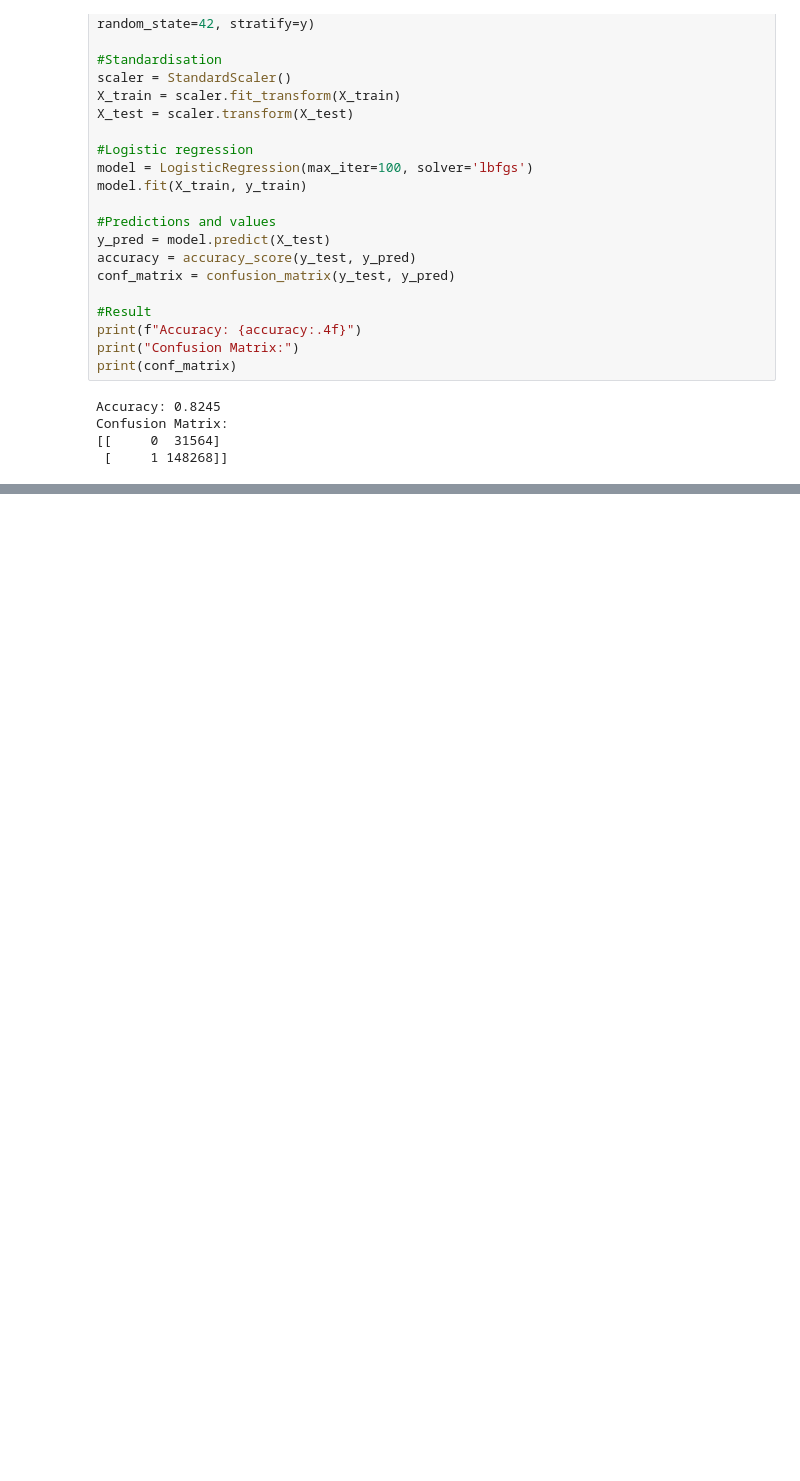
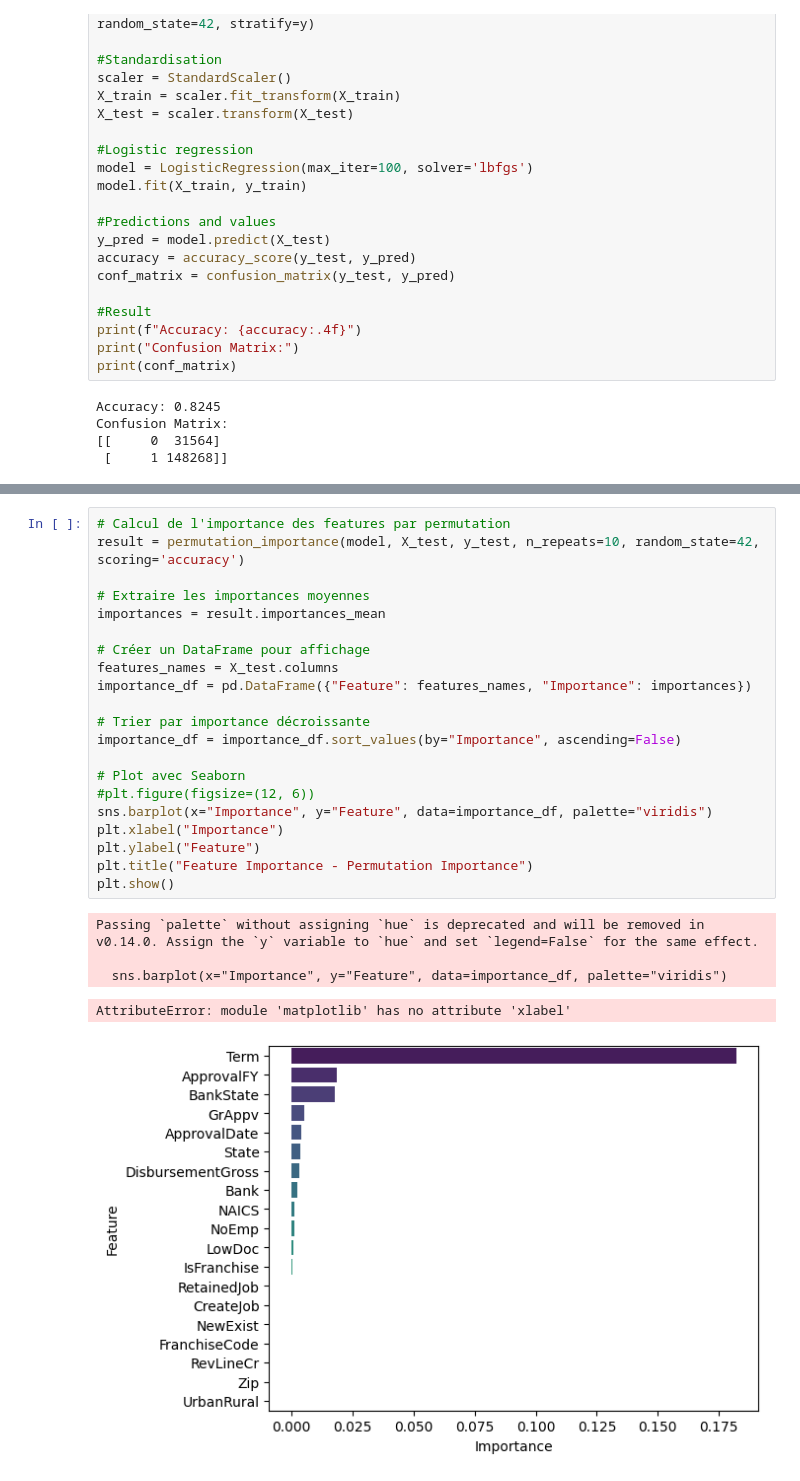
Before and after one commit to RaoufAddeche/Simplon_SBA-modelisation, a Jupyter notebook: modeling.ipynb, the cells around one changed output, grey strips where cells are left out. Cells and saved outputs as stored; diff of their text form; blank space fills up the shorter version.

```diff
--- a/modeling.ipynb
+++ b/modeling.ipynb
@@ -74,0 +186,27 @@ Confusion Matrix:
+# %%
+# Calcul de l'importance des features par permutation
+result = permutation_importance(model, X_test, y_test, n_repeats=10, random_state=42, scoring='accuracy')
+
+# Extraire les importances moyennes
+importances = result.importances_mean
+
+# Créer un DataFrame pour affichage
+features_names = X_test.columns
+importance_df = pd.DataFrame({"Feature": features_names, "Importance": importances})
+
+# Trier par importance décroissante
+importance_df = importance_df.sort_values(by="Importance", ascending=False)
+
+# Plot avec Seaborn
+#plt.figure(figsize=(12, 6))
+sns.barplot(x="Importance", y="Feature", data=importance_df, palette="viridis")
+plt.xlabel("Importance")
+plt.ylabel("Feature")
+plt.title("Feature Importance - Permutation Importance")
+plt.show()
+# %% [output]
+Passing `palette` without assigning `hue` is deprecated and will be removed in v0.14.0. Assign the `y` variable to `hue` and set `legend=False` for the same effect.
+
+  sns.barplot(x="Importance", y="Feature", data=importance_df, palette="viridis")
+AttributeError: module 'matplotlib' has no attribute 'xlabel'
+[figure, added]
```
Also changed, not shown: parts of 8 cells of this notebook.
